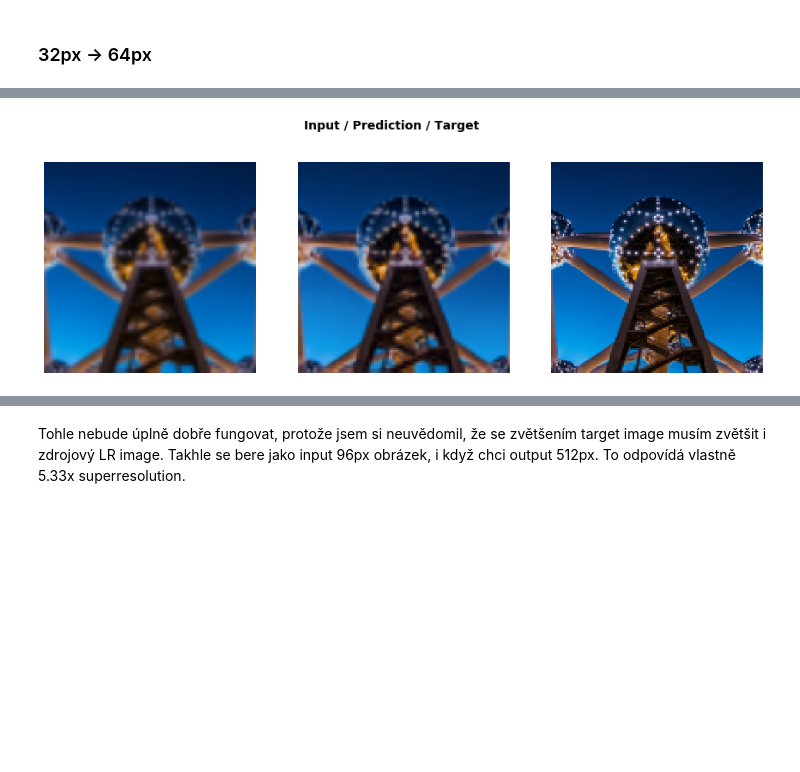
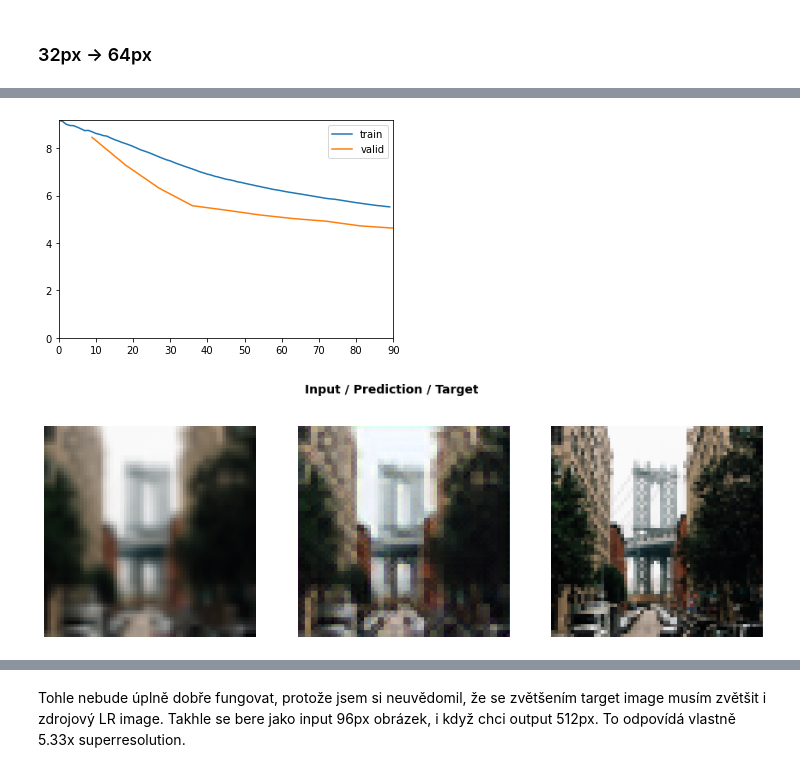
Before and after one commit to luksladky/SR-augmentation-learning, a Jupyter notebook: sr reference.ipynb, the cells around one changed output, grey strips where cells are left out. Drawn from its saved outputs; the diff is of its cells as text; code cells hidden in the pictures; blank space fills up the shorter version.

Commit message:
Tensorboard + GAN training

```diff
--- a/sr reference.ipynb
+++ b/sr reference.ipynb
@@ -297 +310,8 @@ gc.collect();
+# %%
+class CsvLoggerEx(CSVLogger):
+    def __init__(self, learn:Learner, filename: str = 'history', append: bool = False):
+        super().__init__(learn, filename, append)
+        self.path = LOGGING_PATH / filename
+
+csv_logger = CsvLoggerEx(learn_gen, 'training_history.csv', True)
 # %% [markdown]
@@ -307,6 +328,6 @@ learn.fit_one_cycle(1, 1e-3, pct_start=0.9)
 # %% [markdown]
 ### 32px → 64px
 # %%
-data = get_data(64,88)
-learn.data = data
+data = get_data(64,bs=88)
+learn_gen.data = data
 # %%
@@ -328,10 +409,11 @@ learn.recorder.plot()
 # %%
-lr = 1e-3
+lr = 5e-3
 # %%
 def do_fit(save_name, lrs=slice(lr), pct_start=0.9):
-    learn.fit_one_cycle(10, lrs, pct_start=pct_start)
-    learn.save(save_name)
-    learn.show_results(rows=1, imgsize=5)
+
+    learn_gen.fit_one_cycle(10, lrs, pct_start=pct_start, callbacks=[tb_cb, csv_logger])
+    learn_gen.save(save_name)
+    learn_gen.show_results(rows=1, imgsize=5)
 # %%
-do_fit('1a', slice(lr*10))
+do_fit('1a', slice(lr))
 # %% [output]
@@ -349,2 +431,3 @@ do_fit('1a', slice(lr*10))
-[figure, old version]
+[figure, new version]
+[figure, added]
 # %%
```
Also changed, not shown: parts of 110 cells of this notebook, 2 other files.
